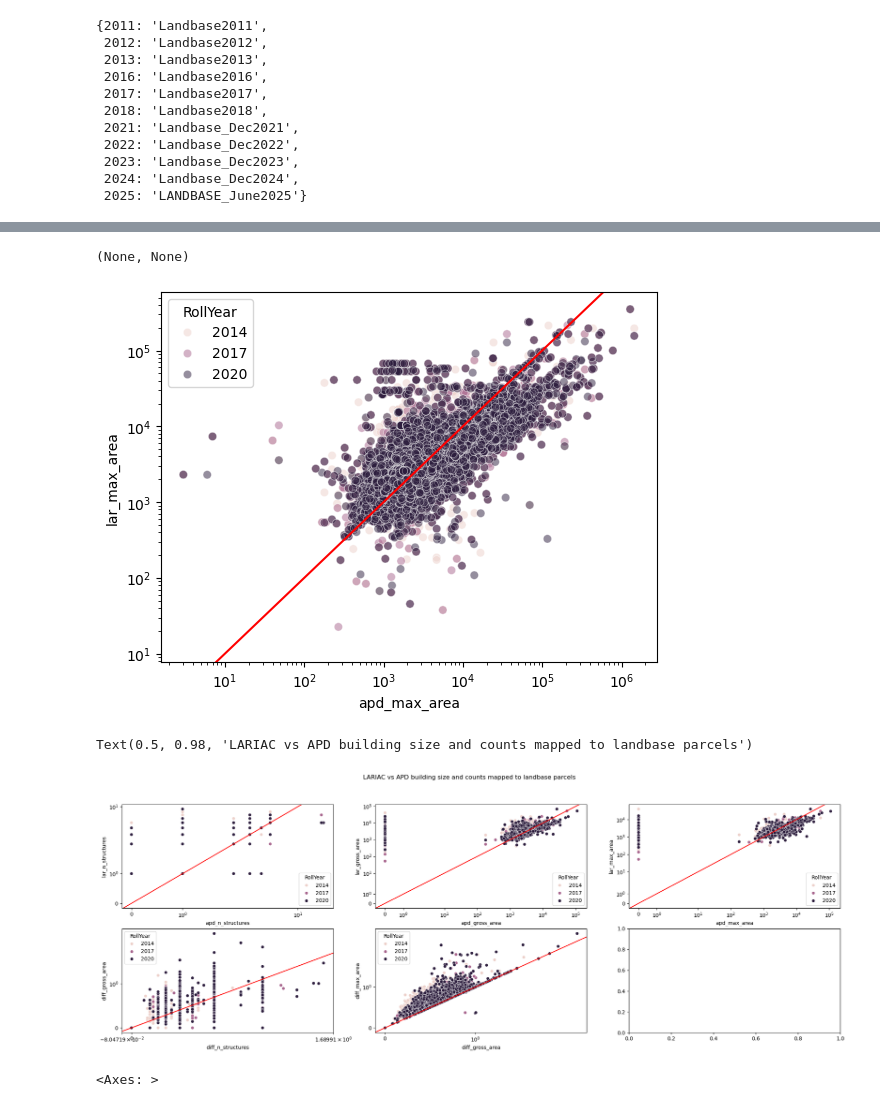
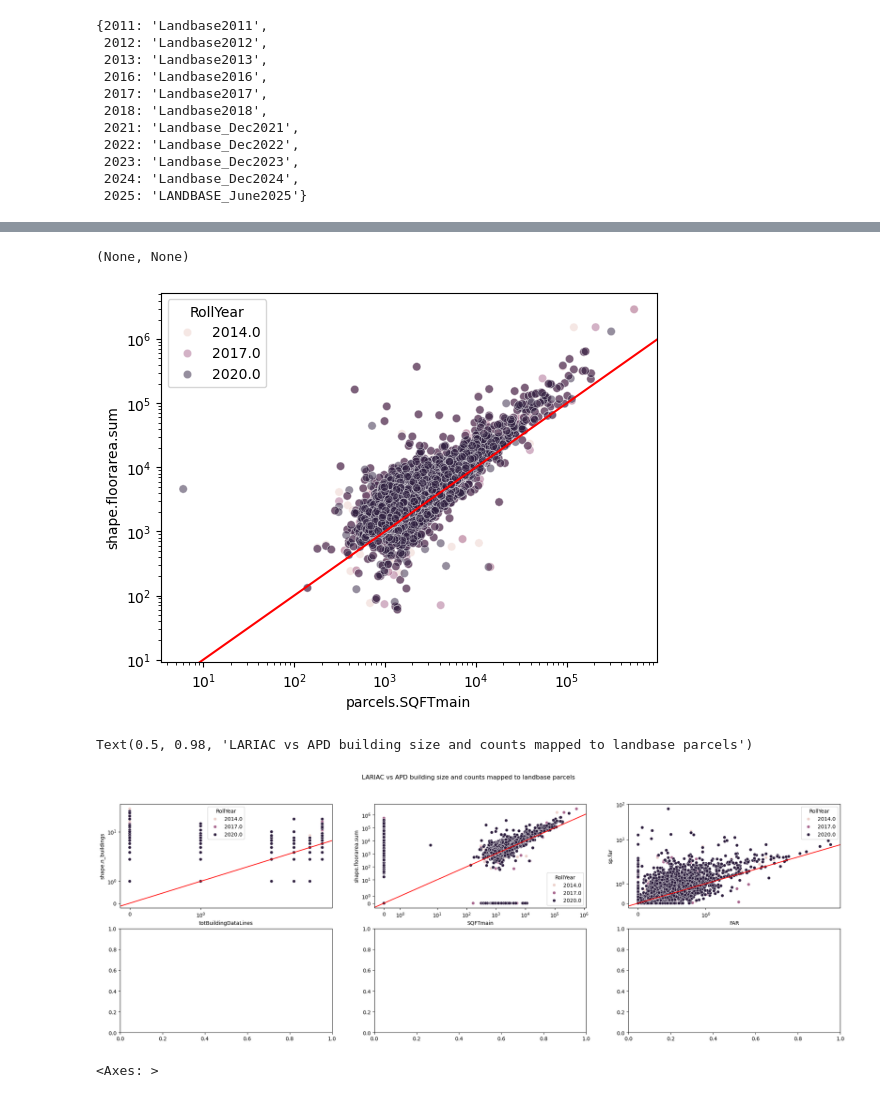
Before and after one commit to AdamSwietek/Hidden_Housing, a Jupyter notebook: notebooks/eda/explore_parcels.ipynb, the cells around one changed output, grey strips where cells are left out. Saved outputs shown, nothing was run; the diff lists cells and outputs as text; code cells hidden in the pictures.

```diff
--- a/notebooks/eda/explore_parcels.ipynb
+++ b/notebooks/eda/explore_parcels.ipynb
@@ -224,0 +232,4 @@ ValueError: Cannot register "REGISTER","rtype":"semlock","base64_name" for autom
+# %%
+import geopandas as gpd
+
+results= gpd.read_file('data/04_results/lacity_apd_building_features.gpkg')
@@ -226,10 +381,10 @@ ValueError: Cannot register "REGISTER","rtype":"semlock","base64_name" for autom
 import seaborn as sns
 import matplotlib.pyplot as plt
 
-ax = sns.scatterplot(data=results.query('apd_size == 1').reset_index(),
+ax = sns.scatterplot(data=results.reset_index(),
             #  x = 'apd_n_structures',y = 'lar_n_structures',
             #  x = 'apd_gross_area',y = 'lar_gross_area',
-             x = 'apd_max_area',y = 'lar_max_area',
+             x = 'parcels.SQFTmain',y = 'shape.floorarea.sum',
              alpha = .5,
             #  scatter_kws={'s':1},
              hue = 'RollYear')
@@ -239,34 +394,34 @@ ax.axline((0, 0), slope=1., color='r', label='by slope')
 plt.xscale('log'), plt.yscale('log')
 # %% [output]
 (None, None)
-[figure, old version]
+[figure, new version]
 # %%
 import seaborn as sns
-x_vars = ['apd_n_structures', 'apd_gross_area', 'apd_max_area', 'diff_n_structures', 'diff_gross_area']
-y_vars = ['lar_n_structures', 'lar_gross_area', 'lar_max_area', 'diff_gross_area', 'diff_max_area']
+x_vars = ['totBuildingDataLines', 'SQFTmain', 'FAR']
+y_vars = ['shape.n_buildings', 'shape.floorarea.sum', 'sp.far']
 
 d = results.reset_index()
 
-f, ax = plt.subplots(2,3, figsize = (25,8))
+f, ax = plt.subplots(1,3, figsize = (25,8))
 ax = ax.flatten()
 for ax, x,y in zip(ax, x_vars, y_vars):
     sns.scatterplot(
         data = d,
         x = x,
         y = y,
         hue = 'RollYear',
         ax = ax, #size=1, alpha=0.5
     )
     ax.axline((0, 0), slope=1., color='r', label='by slope')
     ax.set_xlabel(x)
     ax.set_ylabel(y)
     ax.set_xscale('symlog')
     ax.set_yscale('symlog')
 
 plt.suptitle('LARIAC vs APD building size and counts mapped to landbase parcels')
 # %% [output]
 Text(0.5, 0.98, 'LARIAC vs APD building size and counts mapped to landbase parcels')
-[figure, old version]
+[figure, new version]
 # %%
 import matplotlib.pyplot as plt
 f, ax = plt.subplots(figsize = (25,25))
```
Also changed, not shown: parts of 11 cells of this notebook, 1 other file.
